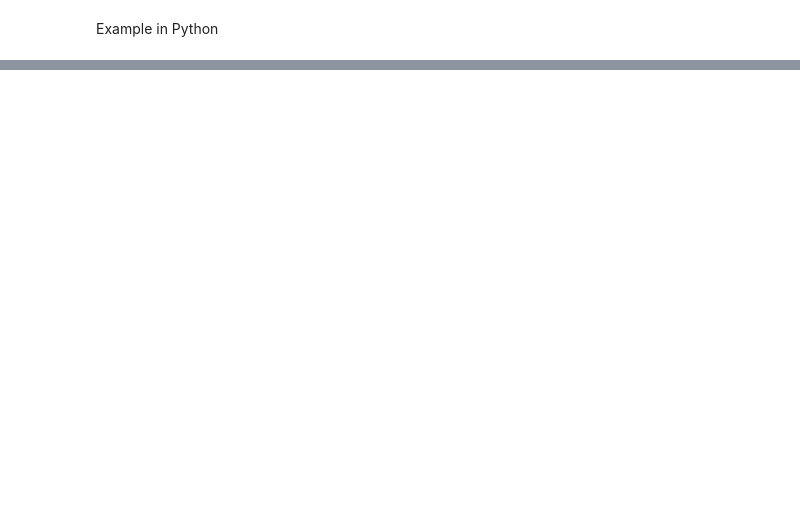
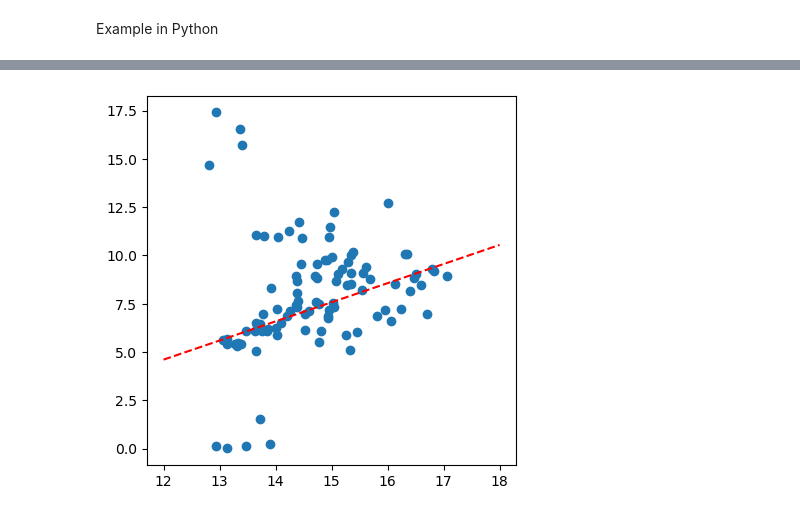
Before and after one commit to 4minakov/practical-data, a Jupyter notebook: DataPracticals_1.ipynb, the cells around one changed output, grey strips where cells are left out. Cells and saved outputs as stored; diff of their text form; code cells hidden in the pictures; blank space fills up the shorter version.

```diff
--- a/DataPracticals_1.ipynb
+++ b/DataPracticals_1.ipynb
@@ -103,0 +151,90 @@ plt.show()
+# %%
+from copy import copy
+import numpy as np
+from numpy.random import default_rng
+rng = default_rng()
+
+
+class RANSAC:
+    def __init__(self, n=10, k=100, t=0.05, d=10, model=None, loss=None, metric=None):
+        self.n = n              # `n`: Minimum number of data points to estimate parameters
+        self.k = k              # `k`: Maximum iterations allowed
+        self.t = t              # `t`: Threshold value to determine if points are fit well
+        self.d = d              # `d`: Number of close data points required to assert model fits well
+        self.model = model      # `model`: class implementing `fit` and `predict`
+        self.loss = loss        # `loss`: function of `y_true` and `y_pred` that returns a vector
+        self.metric = metric    # `metric`: function of `y_true` and `y_pred` and returns a float
+        self.best_fit = None
+        self.best_error = np.inf
+
+    def fit(self, X, y):
+        for _ in range(self.k):
+            ids = rng.permutation(X.shape[0])
+
+            maybe_inliers = ids[: self.n]
+            maybe_model = copy(self.model).fit(X[maybe_inliers], y[maybe_inliers])
+
+            thresholded = (
+                self.loss(y[ids][self.n :], maybe_model.predict(X[ids][self.n :]))
+                < self.t
+            )
+
+            inlier_ids = ids[self.n :][np.flatnonzero(thresholded).flatten()]
+
+            if inlier_ids.size > self.d:
+                inlier_points = np.hstack([maybe_inliers, inlier_ids])
+                better_model = copy(self.model).fit(X[inlier_points], y[inlier_points])
+
+                this_error = self.metric(
+                    y[inlier_points], better_model.predict(X[inlier_points])
+                )
+
+                if this_error < self.best_error:
+                    self.best_error = this_error
+                    self.best_fit = maybe_model
+
+        return self
+
+    def predict(self, X):
+        return self.best_fit.predict(X)
+
+def square_error_loss(y_true, y_pred):
+    return (y_true - y_pred) ** 2
+
+
+def mean_square_error(y_true, y_pred):
+    return np.sum(square_error_loss(y_true, y_pred)) / y_true.shape[0]
+
+
+class LinearRegressor:
+    def __init__(self):
+        self.params = None
+
+    def fit(self, X: np.ndarray, y: np.ndarray):
+        r, _ = X.shape
+        X = np.hstack([np.ones((r, 1)), X])
+        self.params = np.linalg.inv(X.T @ X) @ X.T @ y
+        return self
+
+    def predict(self, X: np.ndarray):
+        r, _ = X.shape
+        X = np.hstack([np.ones((r, 1)), X])
+        return X @ self.params
+
+if __name__ == "__main__":
+
+    regressor = RANSAC(model=LinearRegressor(), loss=square_error_loss, metric=mean_square_error)
+    x1 = np.array(d[4]).reshape(-1,1)
+    y1 = np.array(d[5]).reshape(-1,1)
+
+    regressor.fit(x1, y1)
+    x = np.linspace(12,18,20).reshape(-1,1)
+    import matplotlib.pyplot as plt
+
+    fig, ax = plt.subplots(1, 1)
+    ax.set_box_aspect(1)
+    plt.scatter(x1, y1)
+    plt.plot(x, regressor.predict(x), '--r')
+    plt.show()
+# %% [output]
+[figure, added]
```
Also changed, not shown: parts of 4 cells of this notebook.
